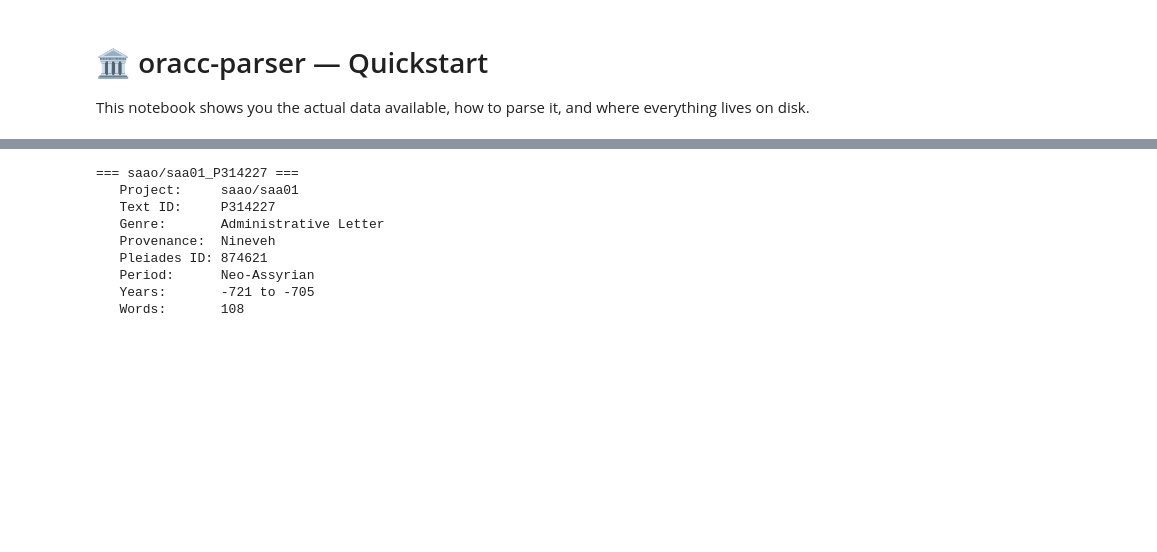
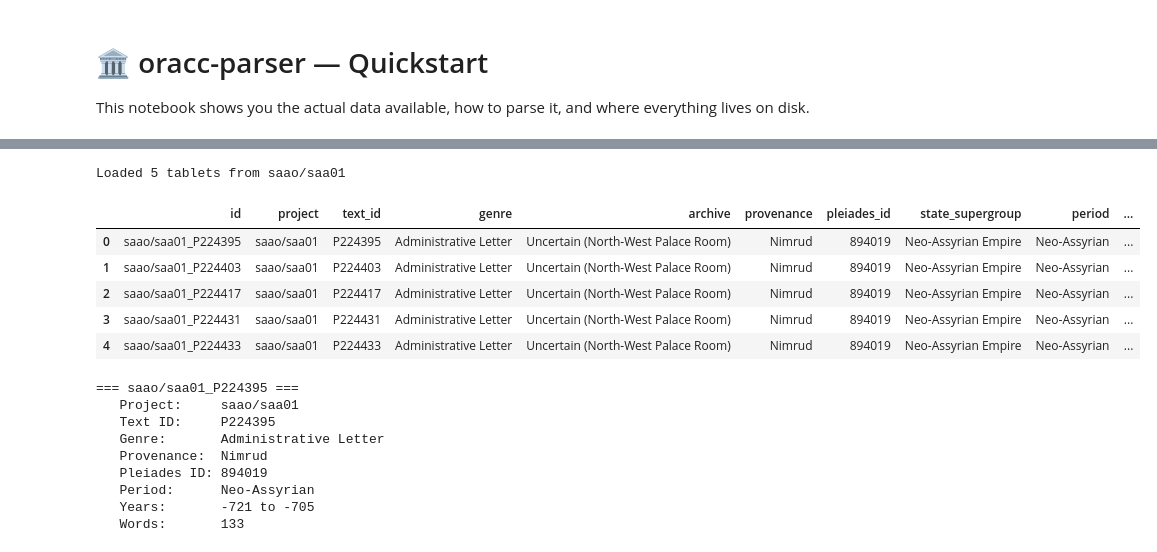
Before and after one commit to shaharspencer/oracc-parser, a Jupyter notebook: notebooks/01_quickstart.ipynb, the cells around one changed output, grey strips where cells are left out. Drawn from its saved outputs; the diff is of its cells as text; code cells hidden in the pictures; blank space fills up the shorter version.

```diff
--- a/notebooks/01_quickstart.ipynb
+++ b/notebooks/01_quickstart.ipynb
@@ -306,0 +46,23 @@ else:
+# %%
+from oracc_parser import parse_project_from_word_csvs, RunConfig, get_metadata_table
+from oracc_parser.io.word_csv import load_word_csvs_from_dir
+from oracc_parser.settings import WORD_CSV_DIR
+
+# Change to any project available in oracc_csvs/
+PROJECT = "saao/saa01"
+LIMIT = 5  # Set to None to load all tablets
+
+project_slug = PROJECT.replace("/", "-")
+project_csv_dir = WORD_CSV_DIR / project_slug
+
+# Loads from disk if already extracted; extracts from oracc_csvs.zip otherwise
+word_dfs = load_word_csvs_from_dir(project_csv_dir, project=PROJECT)
+if LIMIT:
+    word_dfs = dict(list(word_dfs.items())[:LIMIT])
+
+config = RunConfig()
+records = parse_project_from_word_csvs(PROJECT, word_dfs, config=config)
+print(f"Loaded {len(records)} tablets from {PROJECT}")
+
+display(get_metadata_table(records))
+# %% [output]
@@ -307,3 +71,10 @@ else:
+Loaded 5 tablets from saao/saa01
+|  | id | project | text_id | genre | archive | provenance | pleiades_id | state_supergroup | period | ... |
+| 0 | saao/saa01_P224395 | saao/saa01 | P224395 | Administrative Letter | Uncertain (North-West Palace Room) | Nimrud | 894019 | Neo-Assyrian Empire | Neo-Assyrian | ... |
+| 1 | saao/saa01_P224403 | saao/saa01 | P224403 | Administrative Letter | Uncertain (North-West Palace Room) | Nimrud | 894019 | Neo-Assyrian Empire | Neo-Assyrian | ... |
+| 2 | saao/saa01_P224417 | saao/saa01 | P224417 | Administrative Letter | Uncertain (North-West Palace Room) | Nimrud | 894019 | Neo-Assyrian Empire | Neo-Assyrian | ... |
+| 3 | saao/saa01_P224431 | saao/saa01 | P224431 | Administrative Letter | Uncertain (North-West Palace Room) | Nimrud | 894019 | Neo-Assyrian Empire | Neo-Assyrian | ... |
+| 4 | saao/saa01_P224433 | saao/saa01 | P224433 | Administrative Letter | Uncertain (North-West Palace Room) | Nimrud | 894019 | Neo-Assyrian Empire | Neo-Assyrian | ... |
 # %%
 # Look at one tablet up close
 tablet = records[0]
@@ -325,12 +96,12 @@ if chrono:
 
 print(f"   Words:       {len(tablet.content.words)}")
 # %% [output]
-=== saao/saa01_P314227 ===
+=== saao/saa01_P224395 ===
    Project:     saao/saa01
-   Text ID:     P314227
+   Text ID:     P224395
    Genre:       Administrative Letter
-   Provenance:  Nineveh
-   Pleiades ID: 874621
+   Provenance:  Nimrud
+   Pleiades ID: 894019
    Period:      Neo-Assyrian
    Years:       -721 to -705
-   Words:       108
+   Words:       133
```
Also changed, not shown: parts of 32 cells of this notebook, 14 other files.
